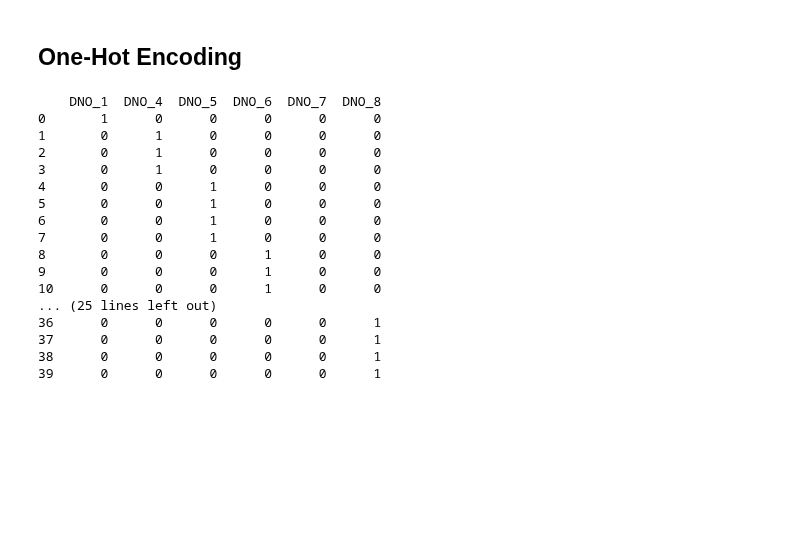
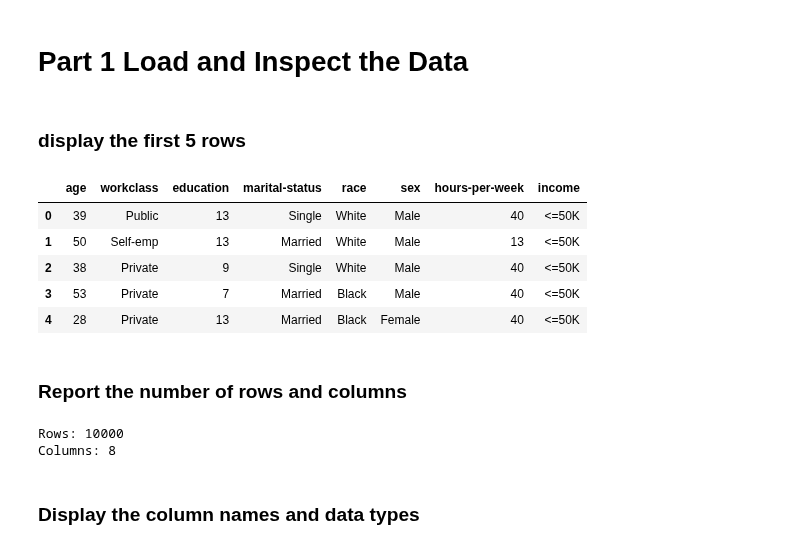
Before and after one commit to andreirotaruu/ML, a Jupyter notebook: ml_class/Rotaru_Andrei_Preprocessing.ipynb, the cells around one changed output. Saved outputs shown, nothing was run; the diff lists cells and outputs as text; code cells hidden in the pictures; blank space fills up the shorter version.

```diff
--- a/ml_class/Rotaru_Andrei_Preprocessing.ipynb
+++ b/ml_class/Rotaru_Andrei_Preprocessing.ipynb
@@ -236,28 +1,32 @@ Name: count, dtype: int64
-# %% [markdown]
-## One-Hot Encoding
-# %%
-dno_encoded = pd.get_dummies(
-    employee_df["DNO"],
-    prefix = "DNO",
-    dtype = int
-)
-
-print(dno_encoded)
-# %% [output]
-    DNO_1  DNO_4  DNO_5  DNO_6  DNO_7  DNO_8
-0       1      0      0      0      0      0
-1       0      1      0      0      0      0
-2       0      1      0      0      0      0
-3       0      1      0      0      0      0
-4       0      0      1      0      0      0
-5       0      0      1      0      0      0
-6       0      0      1      0      0      0
-7       0      0      1      0      0      0
-8       0      0      0      1      0      0
-9       0      0      0      1      0      0
-10      0      0      0      1      0      0
-... (25 lines left out)
-36      0      0      0      0      0      1
-37      0      0      0      0      0      1
-38      0      0      0      0      0      1
-39      0      0      0      0      0      1
+# %% [markdown]
+# Part 1 Load and Inspect the Data
+# %%
+import pandas as pd
+import numpy as np
+import matplotlib.pyplot as plt
+import seaborn as sns
+
+df = pd.read_csv("adult-modified.csv")
+# %% [markdown]
+### display the first 5 rows
+# %%
+df.head()
+# %% [output]
+|  | age | workclass | education | marital-status | race | sex | hours-per-week | income |
+| 0 | 39 | Public | 13 | Single | White | Male | 40 | <=50K |
+| 1 | 50 | Self-emp | 13 | Married | White | Male | 13 | <=50K |
+| 2 | 38 | Private | 9 | Single | White | Male | 40 | <=50K |
+| 3 | 53 | Private | 7 | Married | Black | Male | 40 | <=50K |
+| 4 | 28 | Private | 13 | Married | Black | Female | 40 | <=50K |
+# %% [markdown]
+### Report the number of rows and columns
+# %%
+df.shape
+
+print(f'Rows: {df.shape[0]}')
+print(f'Columns: {df.shape[1]}')
+# %% [output]
+Rows: 10000
+Columns: 8
+# %% [markdown]
+### Display the column names and data types
```
Also changed, not shown: parts of 85 cells of this notebook, 2 other files.
